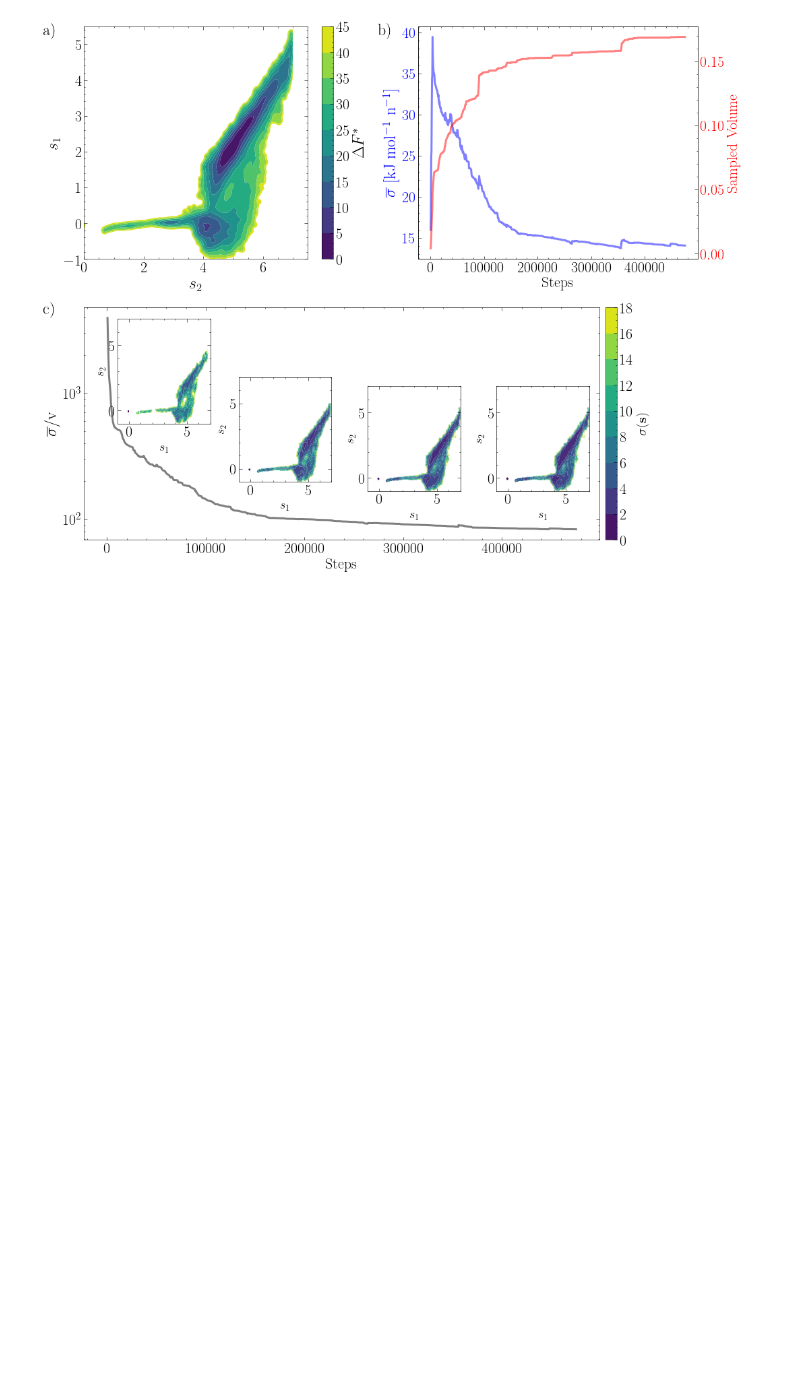
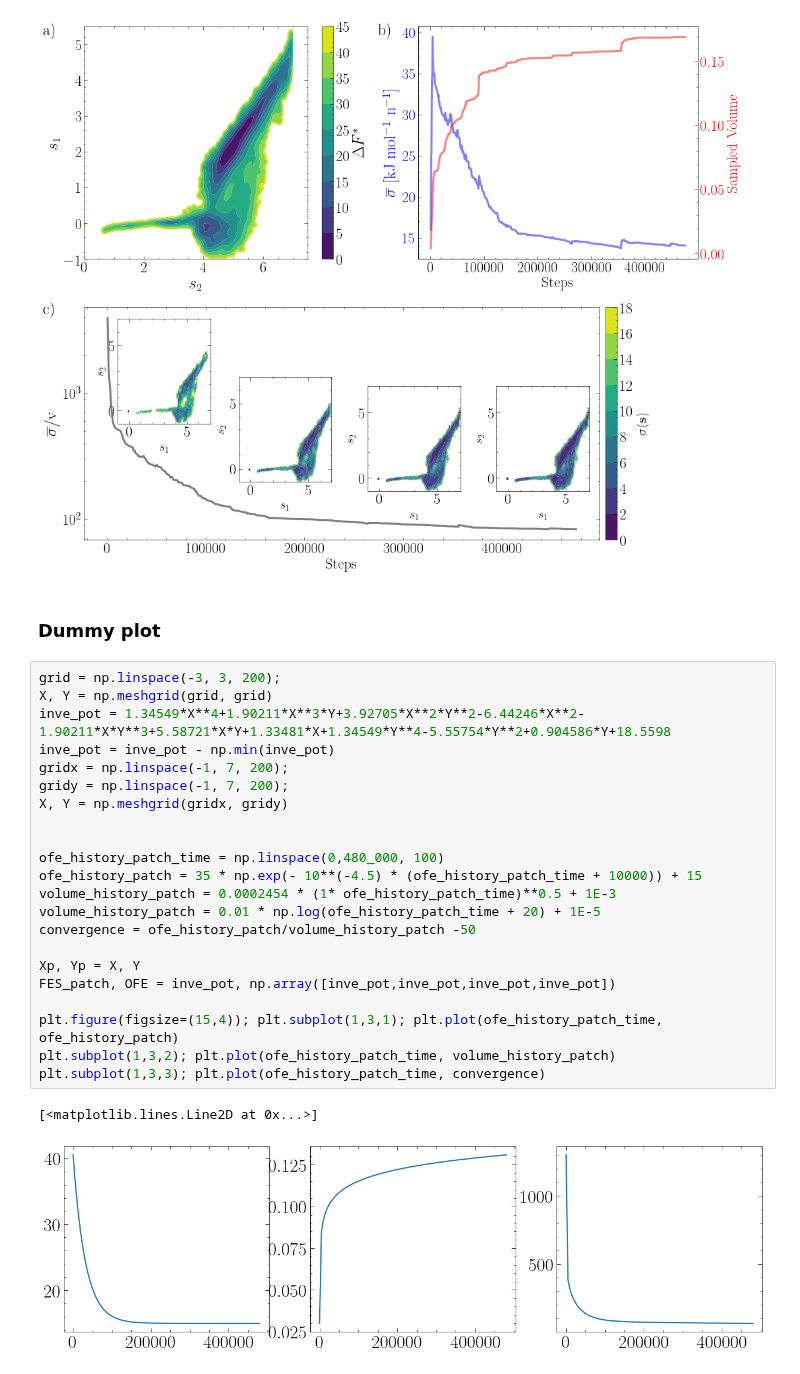
Before and after one commit to mme-ucl/MFI, a Jupyter notebook: Manuscript_Results/Figure5_colloidal_ML.ipynb, the cells around one changed output. Cells and saved outputs as stored; diff of their text form; blank space fills up the shorter version.

Commit message:
dummy plot for figure5 (ML CV plot)

```diff
--- a/Manuscript_Results/Figure5_colloidal_ML.ipynb
+++ b/Manuscript_Results/Figure5_colloidal_ML.ipynb
@@ -201,3 +201,30 @@ fig.text(0.02, 0.47, "c)",fontsize=24)
 plt.savefig('Figure5', dpi=600, bbox_inches='tight')
 # %% [output]
 [figure]
+# %% [markdown]
+### Dummy plot
+# %%
+grid = np.linspace(-3, 3, 200);
+X, Y = np.meshgrid(grid, grid)
+inve_pot = 1.34549*X**4+1.90211*X**3*Y+3.92705*X**2*Y**2-6.44246*X**2-1.90211*X*Y**3+5.58721*X*Y+1.33481*X+1.34549*Y**4-5.55754*Y**2+0.904586*Y+18.5598
+inve_pot = inve_pot - np.min(inve_pot)
+gridx = np.linspace(-1, 7, 200);
+gridy = np.linspace(-1, 7, 200);
+X, Y = np.meshgrid(gridx, gridy)
+
+
+ofe_history_patch_time = np.linspace(0,480_000, 100)
+ofe_history_patch = 35 * np.exp(- 10**(-4.5) * (ofe_history_patch_time + 10000)) + 15
+volume_history_patch = 0.0002454 * (1* ofe_history_patch_time)**0.5 + 1E-3
+volume_history_patch = 0.01 * np.log(ofe_history_patch_time + 20) + 1E-5
+convergence = ofe_history_patch/volume_history_patch -50
+
+Xp, Yp = X, Y
+FES_patch, OFE = inve_pot, np.array([inve_pot,inve_pot,inve_pot,inve_pot])
+
+plt.figure(figsize=(15,4)); plt.subplot(1,3,1); plt.plot(ofe_history_patch_time, ofe_history_patch)
+plt.subplot(1,3,2); plt.plot(ofe_history_patch_time, volume_history_patch)
+plt.subplot(1,3,3); plt.plot(ofe_history_patch_time, convergence)
+# %% [output]
+[<matplotlib.lines.Line2D at 0x...>]
+[figure, added]
```
Also changed, not shown: parts of 3 cells of this notebook, 2 other files.
